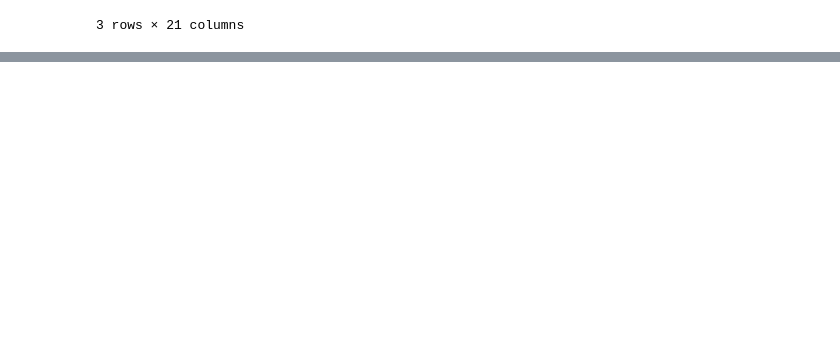
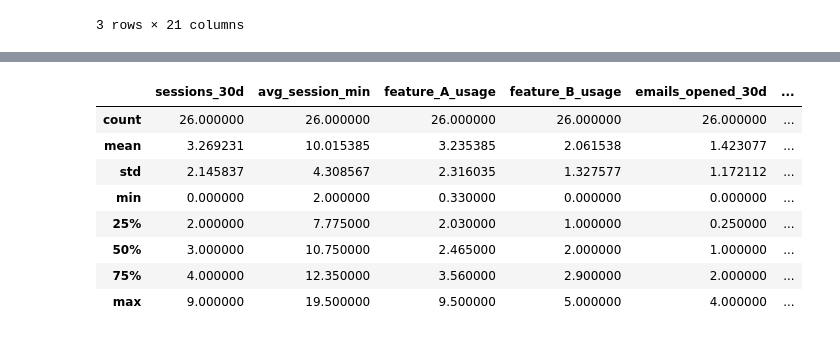
Before and after one commit to Shafi-Anwar/saas_churn_prediction, a Jupyter notebook: saas.ipynb, the cells around one changed output, grey strips where cells are left out. Saved outputs shown, nothing was run; the diff lists cells and outputs as text; code cells hidden in the pictures; blank space fills up the shorter version.

```diff
--- a/saas.ipynb
+++ b/saas.ipynb
@@ -542,0 +590,12 @@ df.head(3)
+# %%
+errors_df = pd.DataFrame(
+    {
+        'actual': y_test,
+        'pred': y_pred_rf
+    },
+    index=X_test.index
+)
+
+errors_df['error_type'] = 'Correct'
+errors_df.loc[(errors_df.actual == 1) & (errors_df.pred == 0), 'error_type'] = 'False Negative'
+errors_df.loc[(errors_df.actual == 0) & (errors_df.pred == 1), 'error_type'] = 'False Positive'
@@ -542,0 +646,6 @@ df.head(3)
+# %%
+period_cols = [
+    col for col in X.columns
+    if isinstance(X[col].dtype, pd.PeriodDtype)
+]
+X[period_cols] = X[period_cols].astype(str)
@@ -542,0 +688,3 @@ df.head(3)
+# %%
+churn_prob = rf_model.predict_proba(X_test)[:, 1]
+errors_df['churn_prob'] = churn_prob
@@ -542,0 +735,29 @@ df.head(3)
+# %%
+def churn_risk(p):
+    if p >= 0.6:
+        return 'High'
+    elif p >= 0.35:
+        return 'Medium'
+    else:
+        return 'Low'
+
+errors_df['risk_bucket'] = errors_df.churn_prob.apply(churn_risk)
+# %%
+fn = errors_df[errors_df.error_type == 'False Negative']
+tp = errors_df[(errors_df.actual == 1) & (errors_df.pred == 1)]
+
+fn_feat = X_test.loc[fn.index]
+tp_feat = X_test.loc[tp.index]
+
+fn_feat.describe()
+tp_feat.describe()
+# %% [output]
+|  | sessions_30d | avg_session_min | feature_A_usage | feature_B_usage | emails_opened_30d | ... |
+| count | 26.000000 | 26.000000 | 26.000000 | 26.000000 | 26.000000 | ... |
+| mean | 3.269231 | 10.015385 | 3.235385 | 2.061538 | 1.423077 | ... |
+| std | 2.145837 | 4.308567 | 2.316035 | 1.327577 | 1.172112 | ... |
+| min | 0.000000 | 2.000000 | 0.330000 | 0.000000 | 0.000000 | ... |
+| 25% | 2.000000 | 7.775000 | 2.030000 | 1.000000 | 0.250000 | ... |
+| 50% | 3.000000 | 10.750000 | 2.465000 | 2.000000 | 1.000000 | ... |
+| 75% | 4.000000 | 12.350000 | 3.560000 | 2.900000 | 2.000000 | ... |
+| max | 9.000000 | 19.500000 | 9.500000 | 5.000000 | 4.000000 | ... |
```
Also changed, not shown: parts of 20 cells of this notebook, 3 other files.
